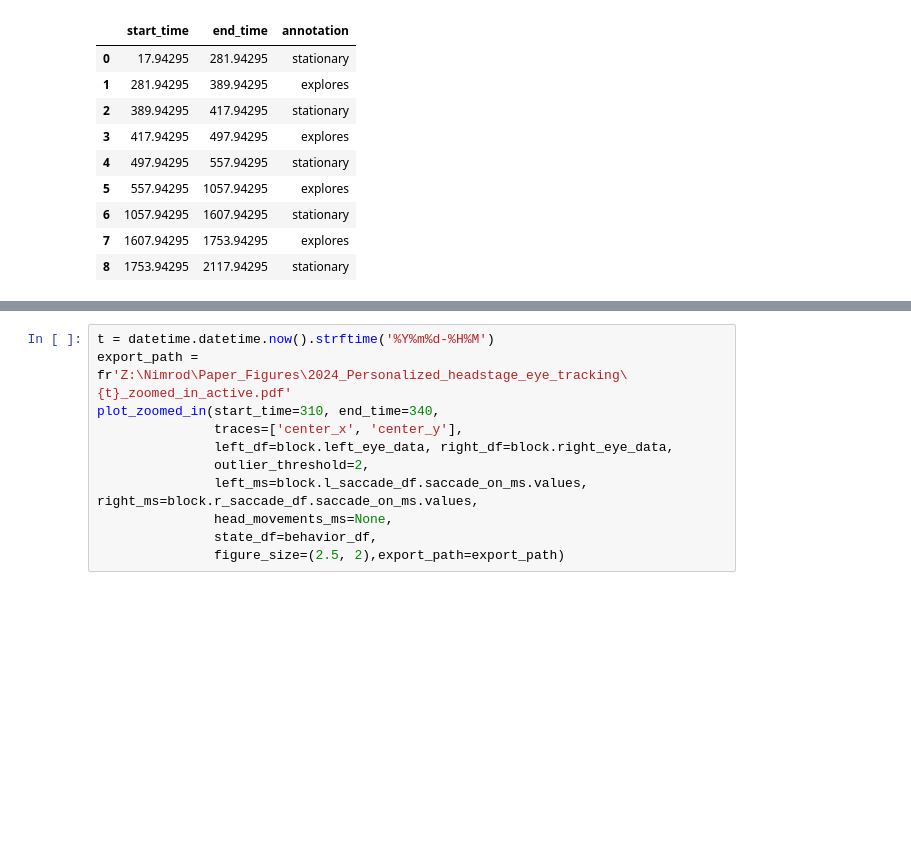
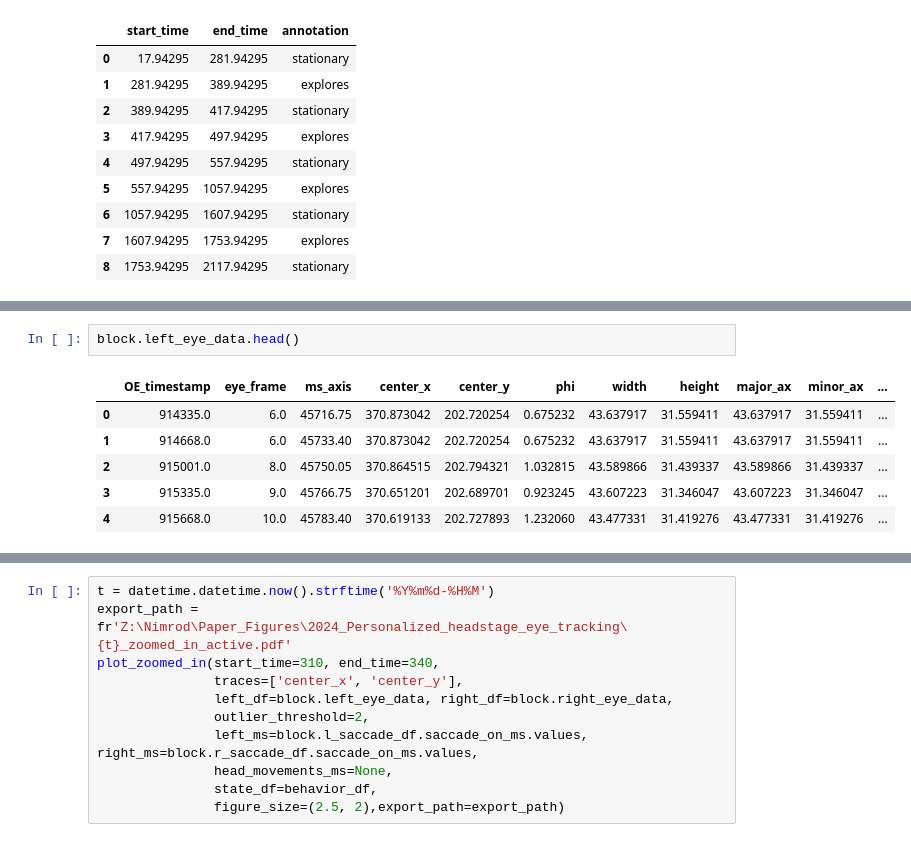
Before and after one commit to neural-electrophysiology-tool-team/Eye-Tracking-Tools, a Jupyter notebook: paper_figures_creation_personalized_headstage.ipynb, the cells around one changed output, grey strips where cells are left out. Drawn from its saved outputs; the diff is of its cells as text; blank space fills up the shorter version.

```diff
--- a/paper_figures_creation_personalized_headstage.ipynb
+++ b/paper_figures_creation_personalized_headstage.ipynb
@@ -703,0 +798,9 @@ plot_zoomed_in(start_time=200, end_time=550,
+# %%
+block.left_eye_data.head()
+# %% [output]
+|  | OE_timestamp | eye_frame | ms_axis | center_x | center_y | phi | width | height | major_ax | minor_ax | ... |
+| 0 | 914335.0 | 6.0 | 45716.75 | 370.873042 | 202.720254 | 0.675232 | 43.637917 | 31.559411 | 43.637917 | 31.559411 | ... |
+| 1 | 914668.0 | 6.0 | 45733.40 | 370.873042 | 202.720254 | 0.675232 | 43.637917 | 31.559411 | 43.637917 | 31.559411 | ... |
+| 2 | 915001.0 | 8.0 | 45750.05 | 370.864515 | 202.794321 | 1.032815 | 43.589866 | 31.439337 | 43.589866 | 31.439337 | ... |
+| 3 | 915335.0 | 9.0 | 45766.75 | 370.651201 | 202.689701 | 0.923245 | 43.607223 | 31.346047 | 43.607223 | 31.346047 | ... |
+| 4 | 915668.0 | 10.0 | 45783.40 | 370.619133 | 202.727893 | 1.232060 | 43.477331 | 31.419276 | 43.477331 | 31.419276 | ... |
```
Also changed, not shown: parts of 15 cells of this notebook, 10 other files.
